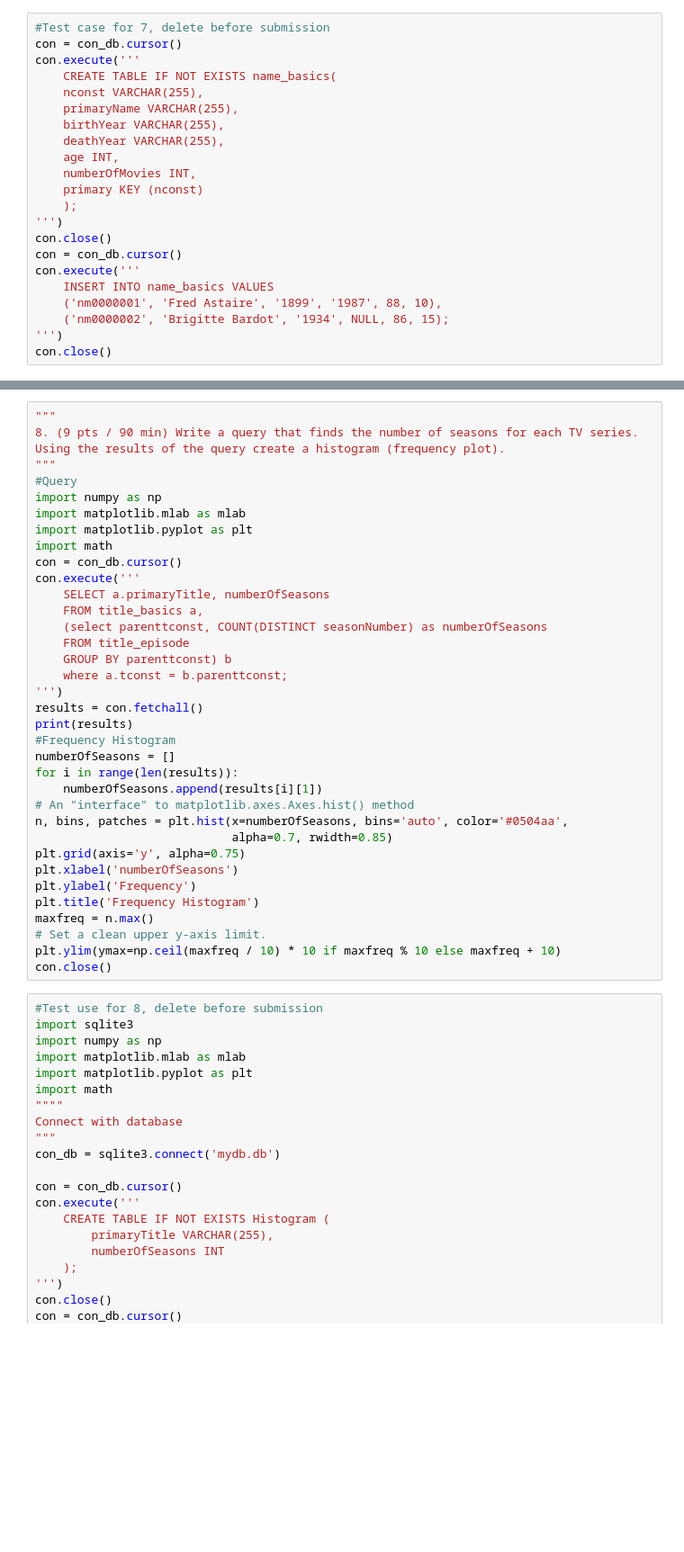
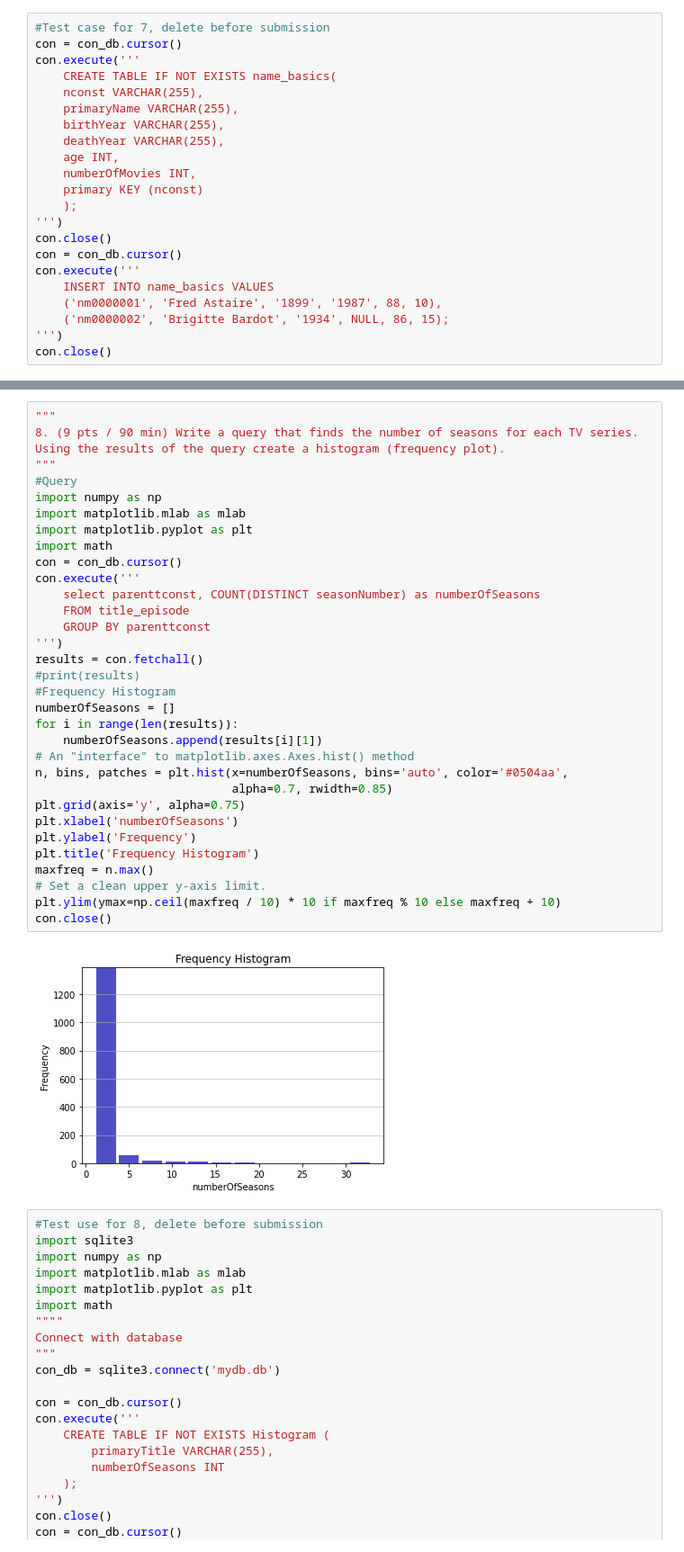
Before and after one commit to angelsophia1/Practicum2, a Jupyter notebook: practicum.ipynb, the cells around one changed output, grey strips where cells are left out. Shown at 90% size. Cells and saved outputs as stored; diff of their text form; blank space fills up the shorter version.

```diff
--- a/practicum.ipynb
+++ b/practicum.ipynb
@@ -470,38 +513,37 @@ con.close()
 # %%
 """
 8. (9 pts / 90 min) Write a query that finds the number of seasons for each TV series. Using the results of the query create a histogram (frequency plot).
 """
 #Query
 import numpy as np
 import matplotlib.mlab as mlab
 import matplotlib.pyplot as plt
 import math
 con = con_db.cursor()
 con.execute('''
-    SELECT a.primaryTitle, numberOfSeasons
-    FROM title_basics a,
-    (select parenttconst, COUNT(DISTINCT seasonNumber) as numberOfSeasons
+    select parenttconst, COUNT(DISTINCT seasonNumber) as numberOfSeasons
     FROM title_episode
-    GROUP BY parenttconst) b
-    where a.tconst = b.parenttconst;
+    GROUP BY parenttconst
 ''')
 results = con.fetchall()
-print(results)
+#print(results)
 #Frequency Histogram
 numberOfSeasons = []
 for i in range(len(results)):
     numberOfSeasons.append(results[i][1])
 # An "interface" to matplotlib.axes.Axes.hist() method
 n, bins, patches = plt.hist(x=numberOfSeasons, bins='auto', color='#0504aa',
                             alpha=0.7, rwidth=0.85)
 plt.grid(axis='y', alpha=0.75)
 plt.xlabel('numberOfSeasons')
 plt.ylabel('Frequency')
 plt.title('Frequency Histogram')
 maxfreq = n.max()
 # Set a clean upper y-axis limit.
 plt.ylim(ymax=np.ceil(maxfreq / 10) * 10 if maxfreq % 10 else maxfreq + 10)
 con.close()
+# %% [output]
+[figure, added]
 # %%
 #Test use for 8, delete before submission
 import sqlite3
```
Also changed, not shown: parts of 4 cells of this notebook.
